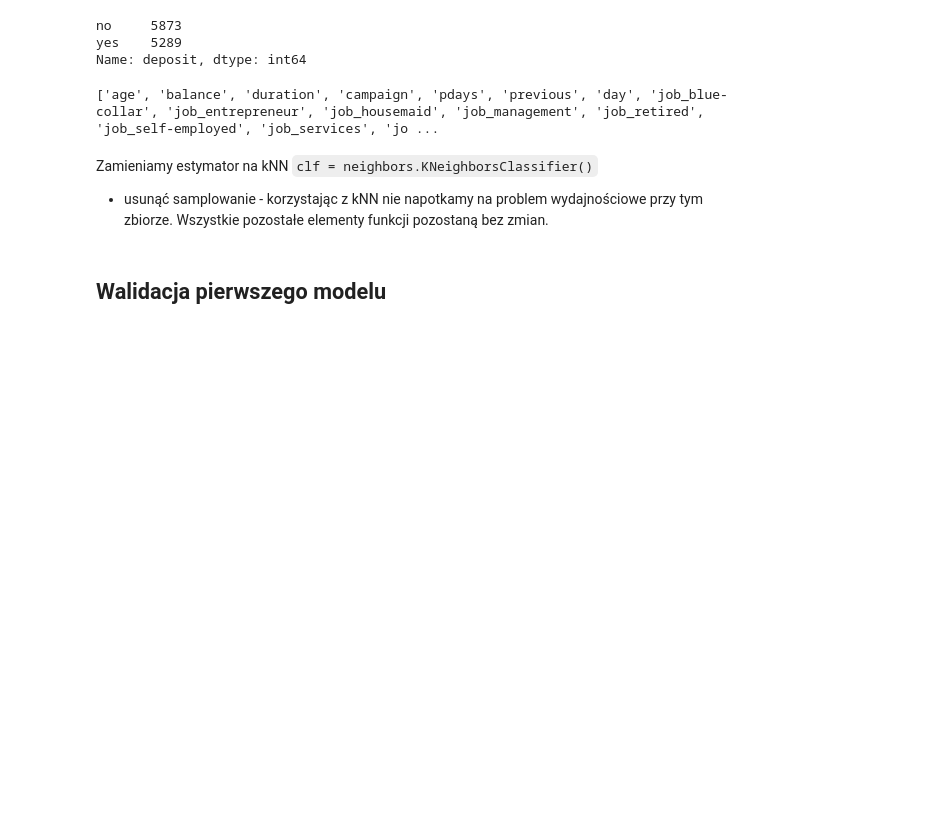
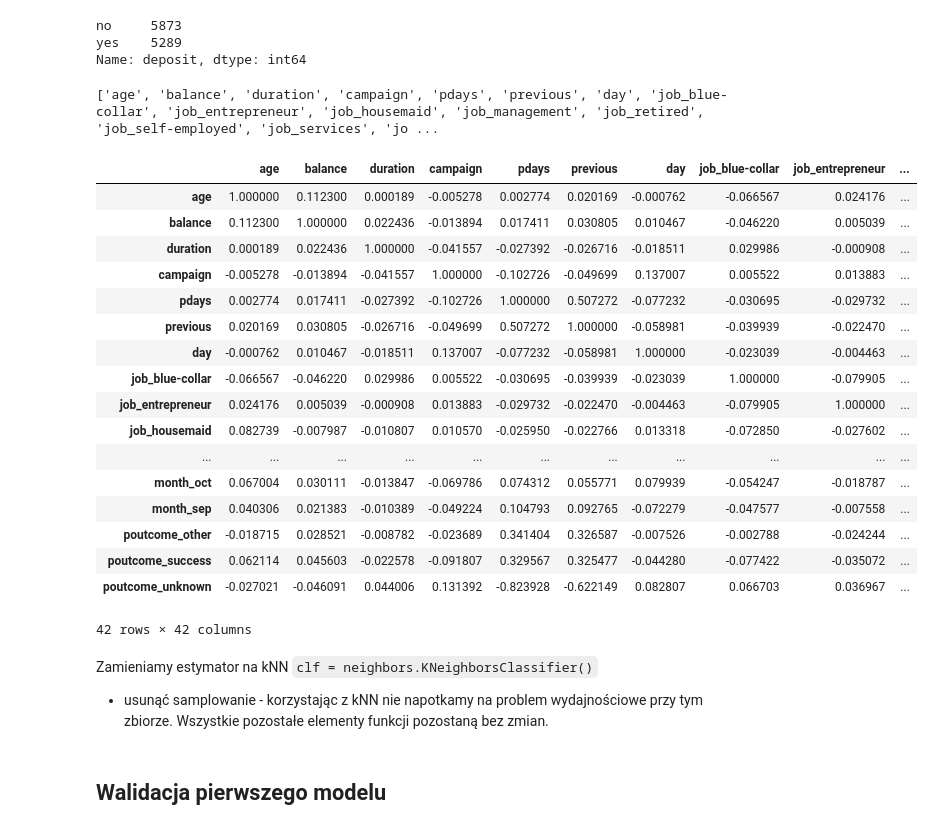
Before and after one commit to jacekkuj/Machine_learning_projects, a Jupyter notebook: kNN_bank-balanced.ipynb, the cells around one changed output. Cells and saved outputs as stored; diff of their text form; code cells hidden in the pictures; blank space fills up the shorter version.

```diff
--- a/kNN_bank-balanced.ipynb
+++ b/kNN_bank-balanced.ipynb
@@ -84,3 +85,25 @@ features.remove(target)
 print(features)
 # %% [output]
 ['age', 'balance', 'duration', 'campaign', 'pdays', 'previous', 'day', 'job_blue-collar', 'job_entrepreneur', 'job_housemaid', 'job_management', 'job_retired', 'job_self-employed', 'job_services', 'jo ...
+# %%
+correlation_matrix = df.corr()
+correlation_matrix
+# %% [output]
+|  | age | balance | duration | campaign | pdays | previous | day | job_blue-collar | job_entrepreneur | ... |
+| age | 1.000000 | 0.112300 | 0.000189 | -0.005278 | 0.002774 | 0.020169 | -0.000762 | -0.066567 | 0.024176 | ... |
+| balance | 0.112300 | 1.000000 | 0.022436 | -0.013894 | 0.017411 | 0.030805 | 0.010467 | -0.046220 | 0.005039 | ... |
+| duration | 0.000189 | 0.022436 | 1.000000 | -0.041557 | -0.027392 | -0.026716 | -0.018511 | 0.029986 | -0.000908 | ... |
+| campaign | -0.005278 | -0.013894 | -0.041557 | 1.000000 | -0.102726 | -0.049699 | 0.137007 | 0.005522 | 0.013883 | ... |
+| pdays | 0.002774 | 0.017411 | -0.027392 | -0.102726 | 1.000000 | 0.507272 | -0.077232 | -0.030695 | -0.029732 | ... |
+| previous | 0.020169 | 0.030805 | -0.026716 | -0.049699 | 0.507272 | 1.000000 | -0.058981 | -0.039939 | -0.022470 | ... |
+| day | -0.000762 | 0.010467 | -0.018511 | 0.137007 | -0.077232 | -0.058981 | 1.000000 | -0.023039 | -0.004463 | ... |
+| job_blue-collar | -0.066567 | -0.046220 | 0.029986 | 0.005522 | -0.030695 | -0.039939 | -0.023039 | 1.000000 | -0.079905 | ... |
+| job_entrepreneur | 0.024176 | 0.005039 | -0.000908 | 0.013883 | -0.029732 | -0.022470 | -0.004463 | -0.079905 | 1.000000 | ... |
+| job_housemaid | 0.082739 | -0.007987 | -0.010807 | 0.010570 | -0.025950 | -0.022766 | 0.013318 | -0.072850 | -0.027602 | ... |
+| ... | ... | ... | ... | ... | ... | ... | ... | ... | ... | ... |
+| month_oct | 0.067004 | 0.030111 | -0.013847 | -0.069786 | 0.074312 | 0.055771 | 0.079939 | -0.054247 | -0.018787 | ... |
+| month_sep | 0.040306 | 0.021383 | -0.010389 | -0.049224 | 0.104793 | 0.092765 | -0.072279 | -0.047577 | -0.007558 | ... |
+| poutcome_other | -0.018715 | 0.028521 | -0.008782 | -0.023689 | 0.341404 | 0.326587 | -0.007526 | -0.002788 | -0.024244 | ... |
+| poutcome_success | 0.062114 | 0.045603 | -0.022578 | -0.091807 | 0.329567 | 0.325477 | -0.044280 | -0.077422 | -0.035072 | ... |
+| poutcome_unknown | -0.027021 | -0.046091 | 0.044006 | 0.131392 | -0.823928 | -0.622149 | 0.082807 | 0.066703 | 0.036967 | ... |
+42 rows × 42 columns
```
Also changed, not shown: parts of 2 cells of this notebook.
